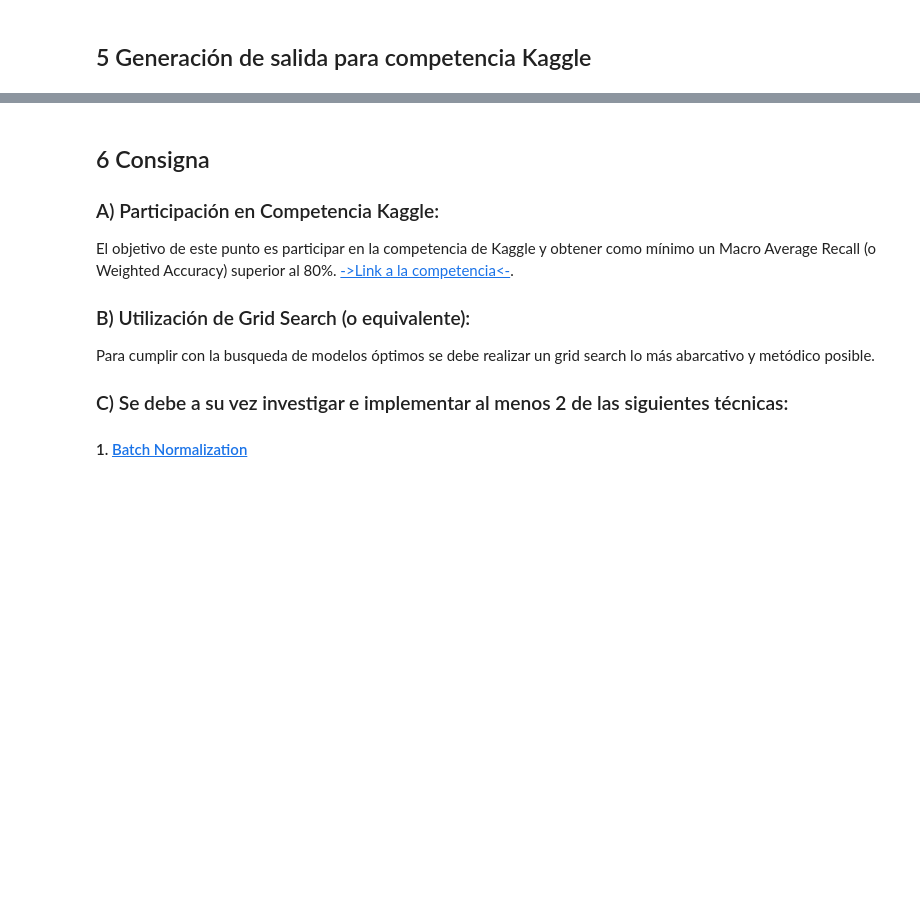
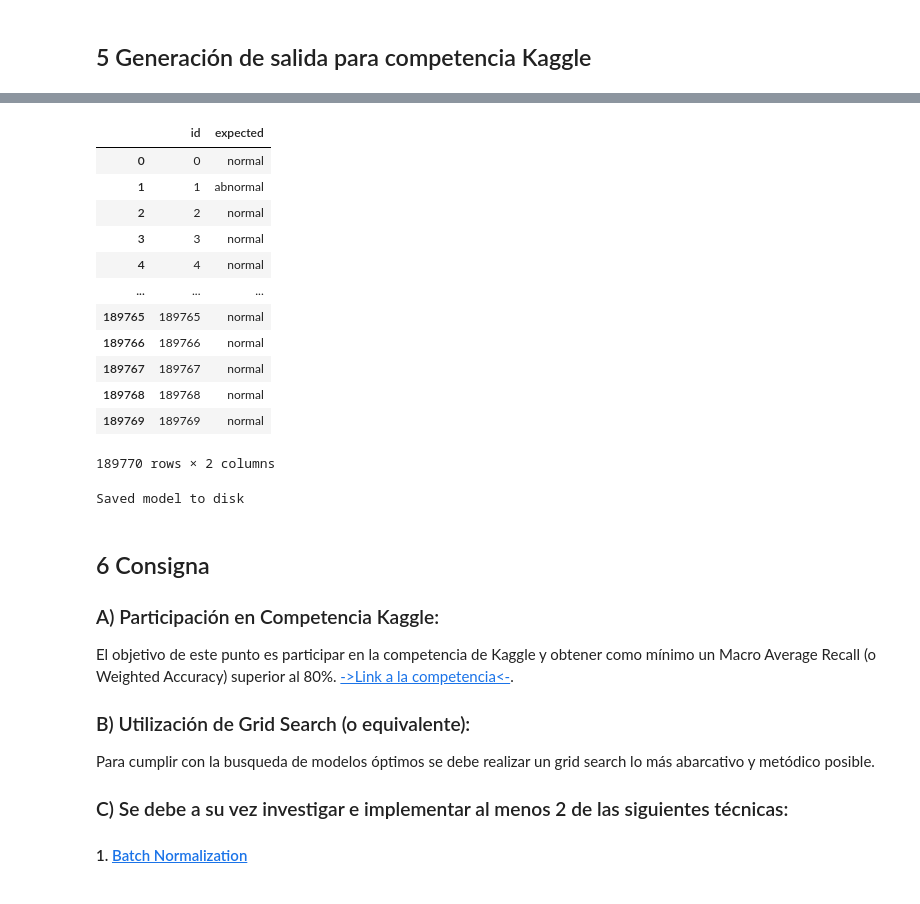
Before and after one commit to fededemo/ObligatorioDeepLearning, a Jupyter notebook: Template HDFS Log Classification.ipynb, the cells around one changed output, grey strips where cells are left out. Saved outputs shown, nothing was run; the diff lists cells and outputs as text; code cells hidden in the pictures; blank space fills up the shorter version.

Commit message:
agregar modelo Doble_LSTM_7epochs_40ml con accuracy 0.9993

```diff
--- a/Template HDFS Log Classification.ipynb
+++ b/Template HDFS Log Classification.ipynb
@@ -55,7 +100,7 @@ vocab_size = max([max(s) for s in raw_sequences]) + 1
 # %% [markdown]
 #### Definiremos arbitrariamente el largo máximo de secuencias (es este tamaño razonable?)
 # %%
-max_len = 10
+max_len = 30
 # %% [markdown]
 #### Haremos padding de valor 0 a las secuencias para estandarizar el largo
 # %%
@@ -77,6 +122,8 @@ embedding_size = math.ceil(vocab_size**0.25)
 # %%
+name='Doble_LSTM_7epochs_40ml'
 model = Sequential()
-model.add(Embedding(vocab_size+1, embedding_size, input_length=max_len))
+model.add(Embedding(vocab_size+1, embedding_size, input_length=max_len)) #el vocab size deberiamos sacarlo
+model.add(LSTM(64, return_sequences=True))
 model.add(LSTM(64, return_sequences=False))
 model.add(Dense(2, activation='softmax'))
 model.compile(loss=loss, optimizer=optimizer, metrics=['accuracy'])
@@ -87,9 +152,10 @@ model.summary()
 #### 4.3.1 Hiperarámetros
 # %%
 batch_size = 10
-epochs = 1
+epochs = 7
 patience = 10
 # %%
+#se agregó class.weights
 training1, model1 = utils.train(model,
                 X_train,
                 y_train,
@@ -98,4 +164,4 @@ training1, model1 = utils.train(model,
                 validation_data_X = X_val,
                 validation_data_y = y_val,
                 patience = patience,
-                class_weights = None)
+                class_weights = utils.class_weights(hdfs_train,'class'))
@@ -106,4 +202,5 @@ utils.eval_model(training1, model1, X_test, y_test)
 # %% [markdown]
 ## 5 Generación de salida para competencia Kaggle
 # %%
-utils.load_test_sequences_and_generate_prediction_file(model1, hdfs_test_kaggle, max_len)
+utils.load_test_sequences_and_generate_prediction_file(model1, hdfs_test_kaggle, max_len, name)
+# %% [output]
@@ -110,3 +208,26 @@ utils.load_test_sequences_and_generate_prediction_file(model1, hdfs_test_kaggle,
+|  | id | expected |
+| 0 | 0 | normal |
+| 1 | 1 | abnormal |
+| 2 | 2 | normal |
+| 3 | 3 | normal |
+| 4 | 4 | normal |
+| ... | ... | ... |
+| 189765 | 189765 | normal |
+| 189766 | 189766 | normal |
+| 189767 | 189767 | normal |
+| 189768 | 189768 | normal |
+| 189769 | 189769 | normal |
+189770 rows × 2 columns
+# %%
+# serialize model to JSON
+model_json = model.to_json()
+with open("outputs/model_"+name+'_'+dt.datetime.today().strftime('%Y%m%d_%H%M%S')+".json", "w") as json_file:
+    json_file.write(model_json)
+# serialize weights to HDF5
+model.save_weights("outputs/model_Weigths"+name+'_'+dt.datetime.today().strftime('%Y%m%d_%H%M%S')+".h5")
+print("Saved model to disk")
+# %% [output]
+Saved model to disk
 # %% [markdown]
 ## 6 Consigna
 
```
Also changed, not shown: parts of 18 cells of this notebook, 6 other files.
